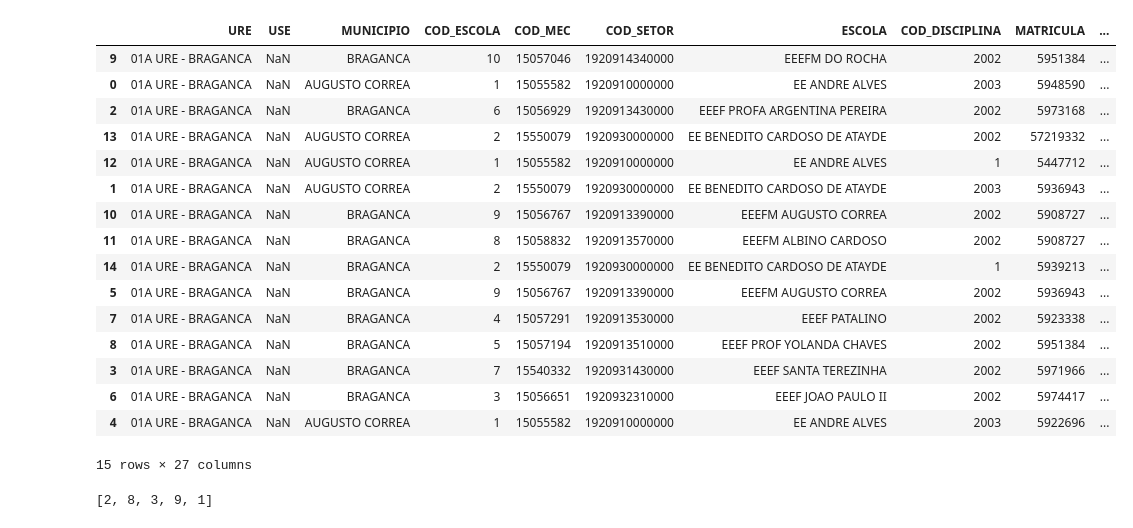
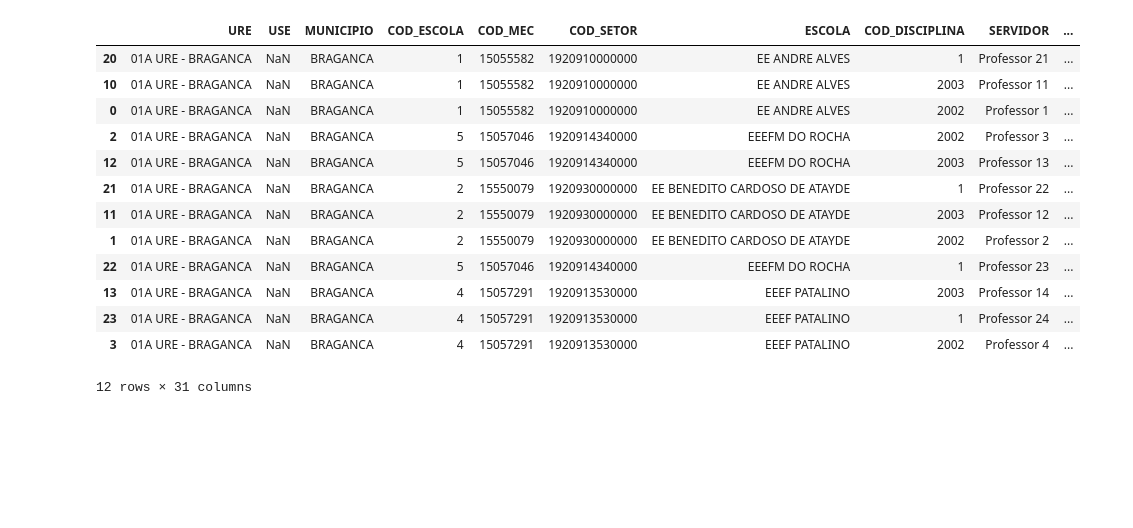
Before and after one commit to LH-Carreira/Algoritmo-lotacao, a Jupyter notebook: 02.ipynb, the cells around one changed output. Saved outputs shown, nothing was run; the diff lists cells and outputs as text; code cells hidden in the pictures; blank space fills up the shorter version.

```diff
--- a/02.ipynb
+++ b/02.ipynb
@@ -9,39 +88,32 @@
 # %%
-import pandas as pd
-import os
-
-# Carregue a planilha original'
 base_professores = pd.read_excel('prof.xlsx')
-base_escolas = pd.read_excel('escolas.xlsx')
 
 # base_professores = base_professores.sort_values(by=['DATA_EXERCICIO', 'SEGUNDA_HABILITACAO', 'area_conhecimento', 'INTERNO', 'EFETIVO'], ascending=[True, False, False, False, False])
 
 base_professores = base_professores.sort_values(by='DATA_EXERCICIO', ascending=True)
 base_professores = base_professores.sort_values(by='SEGUNDA_HABILITACAO', ascending=False)
 base_professores = base_professores.sort_values(by='area_conhecimento', ascending=False)
-base_professores = base_professores.sort_values(by='INTERNO', ascending=False)
 base_professores = base_professores.sort_values(by='EFETIVO', ascending=False)
-display(base_professores)
 
-preferencias = [base_professores.at[13, f'PREFERENCIA {i}'] for i in range(1, 6)]
-print(preferencias)
-# Salvar as linhas filtradas em uma nova planilha
+professores_internos = base_professores[base_professores['INTERNO'] == 'SIM']
+professores_internos = professores_internos.sort_values(by='CH_TOTAL', ascending=False)
+display(professores_internos)
+
+global professores_lotados
+
+professores_lotados = pd.DataFrame(columns=['URE', 'USE', 'MUNICIPIO', 'COD_ESCOLA', 'COD_MEC','COD_SETOR', 'ESCOLA','COD_DISCIPLINA'])
 # %% [output]
-|  | URE | USE | MUNICIPIO | COD_ESCOLA | COD_MEC | COD_SETOR | ESCOLA | COD_DISCIPLINA | MATRICULA | ... |
-| 9 | 01A URE - BRAGANCA | NaN | BRAGANCA | 10 | 15057046 | 1920914340000 | EEEFM DO ROCHA | 2002 | 5951384 | ... |
-| 0 | 01A URE - BRAGANCA | NaN | AUGUSTO CORREA | 1 | 15055582 | 1920910000000 | EE ANDRE ALVES | 2003 | 5948590 | ... |
-| 2 | 01A URE - BRAGANCA | NaN | BRAGANCA | 6 | 15056929 | 1920913430000 | EEEF PROFA ARGENTINA PEREIRA | 2002 | 5973168 | ... |
-| 13 | 01A URE - BRAGANCA | NaN | AUGUSTO CORREA | 2 | 15550079 | 1920930000000 | EE BENEDITO CARDOSO DE ATAYDE | 2002 | 57219332 | ... |
-| 12 | 01A URE - BRAGANCA | NaN | AUGUSTO CORREA | 1 | 15055582 | 1920910000000 | EE ANDRE ALVES | 1 | 5447712 | ... |
-| 1 | 01A URE - BRAGANCA | NaN | AUGUSTO CORREA | 2 | 15550079 | 1920930000000 | EE BENEDITO CARDOSO DE ATAYDE | 2003 | 5936943 | ... |
-| 10 | 01A URE - BRAGANCA | NaN | BRAGANCA | 9 | 15056767 | 1920913390000 | EEEFM AUGUSTO CORREA | 2002 | 5908727 | ... |
-| 11 | 01A URE - BRAGANCA | NaN | BRAGANCA | 8 | 15058832 | 1920913570000 | EEEFM ALBINO CARDOSO | 2002 | 5908727 | ... |
-| 14 | 01A URE - BRAGANCA | NaN | BRAGANCA | 2 | 15550079 | 1920930000000 | EE BENEDITO CARDOSO DE ATAYDE | 1 | 5939213 | ... |
-| 5 | 01A URE - BRAGANCA | NaN | BRAGANCA | 9 | 15056767 | 1920913390000 | EEEFM AUGUSTO CORREA | 2002 | 5936943 | ... |
-| 7 | 01A URE - BRAGANCA | NaN | BRAGANCA | 4 | 15057291 | 1920913530000 | EEEF PATALINO | 2002 | 5923338 | ... |
-| 8 | 01A URE - BRAGANCA | NaN | BRAGANCA | 5 | 15057194 | 1920913510000 | EEEF PROF YOLANDA CHAVES | 2002 | 5951384 | ... |
-| 3 | 01A URE - BRAGANCA | NaN | BRAGANCA | 7 | 15540332 | 1920931430000 | EEEF SANTA TEREZINHA | 2002 | 5971966 | ... |
-| 6 | 01A URE - BRAGANCA | NaN | BRAGANCA | 3 | 15056651 | 1920932310000 | EEEF JOAO PAULO II | 2002 | 5974417 | ... |
-| 4 | 01A URE - BRAGANCA | NaN | AUGUSTO CORREA | 1 | 15055582 | 1920910000000 | EE ANDRE ALVES | 2003 | 5922696 | ... |
+|  | URE | USE | MUNICIPIO | COD_ESCOLA | COD_MEC | COD_SETOR | ESCOLA | COD_DISCIPLINA | SERVIDOR | ... |
+| 20 | 01A URE - BRAGANCA | NaN | BRAGANCA | 1 | 15055582 | 1920910000000 | EE ANDRE ALVES | 1 | Professor 21 | ... |
+| 10 | 01A URE - BRAGANCA | NaN | BRAGANCA | 1 | 15055582 | 1920910000000 | EE ANDRE ALVES | 2003 | Professor 11 | ... |
+| 0 | 01A URE - BRAGANCA | NaN | BRAGANCA | 1 | 15055582 | 1920910000000 | EE ANDRE ALVES | 2002 | Professor 1 | ... |
+| 2 | 01A URE - BRAGANCA | NaN | BRAGANCA | 5 | 15057046 | 1920914340000 | EEEFM DO ROCHA | 2002 | Professor 3 | ... |
+| 12 | 01A URE - BRAGANCA | NaN | BRAGANCA | 5 | 15057046 | 1920914340000 | EEEFM DO ROCHA | 2003 | Professor 13 | ... |
+| 21 | 01A URE - BRAGANCA | NaN | BRAGANCA | 2 | 15550079 | 1920930000000 | EE BENEDITO CARDOSO DE ATAYDE | 1 | Professor 22 | ... |
+| 11 | 01A URE - BRAGANCA | NaN | BRAGANCA | 2 | 15550079 | 1920930000000 | EE BENEDITO CARDOSO DE ATAYDE | 2003 | Professor 12 | ... |
+| 1 | 01A URE - BRAGANCA | NaN | BRAGANCA | 2 | 15550079 | 1920930000000 | EE BENEDITO CARDOSO DE ATAYDE | 2002 | Professor 2 | ... |
+| 22 | 01A URE - BRAGANCA | NaN | BRAGANCA | 5 | 15057046 | 1920914340000 | EEEFM DO ROCHA | 1 | Professor 23 | ... |
+| 13 | 01A URE - BRAGANCA | NaN | BRAGANCA | 4 | 15057291 | 1920913530000 | EEEF PATALINO | 2003 | Professor 14 | ... |
+| 23 | 01A URE - BRAGANCA | NaN | BRAGANCA | 4 | 15057291 | 1920913530000 | EEEF PATALINO | 1 | Professor 24 | ... |
+| 3 | 01A URE - BRAGANCA | NaN | BRAGANCA | 4 | 15057291 | 1920913530000 | EEEF PATALINO | 2002 | Professor 4 | ... |
-15 rows × 27 columns
+12 rows × 31 columns
-[2, 8, 3, 9, 1]
```
Also changed, not shown: parts of 11 cells of this notebook, 5 other files.
